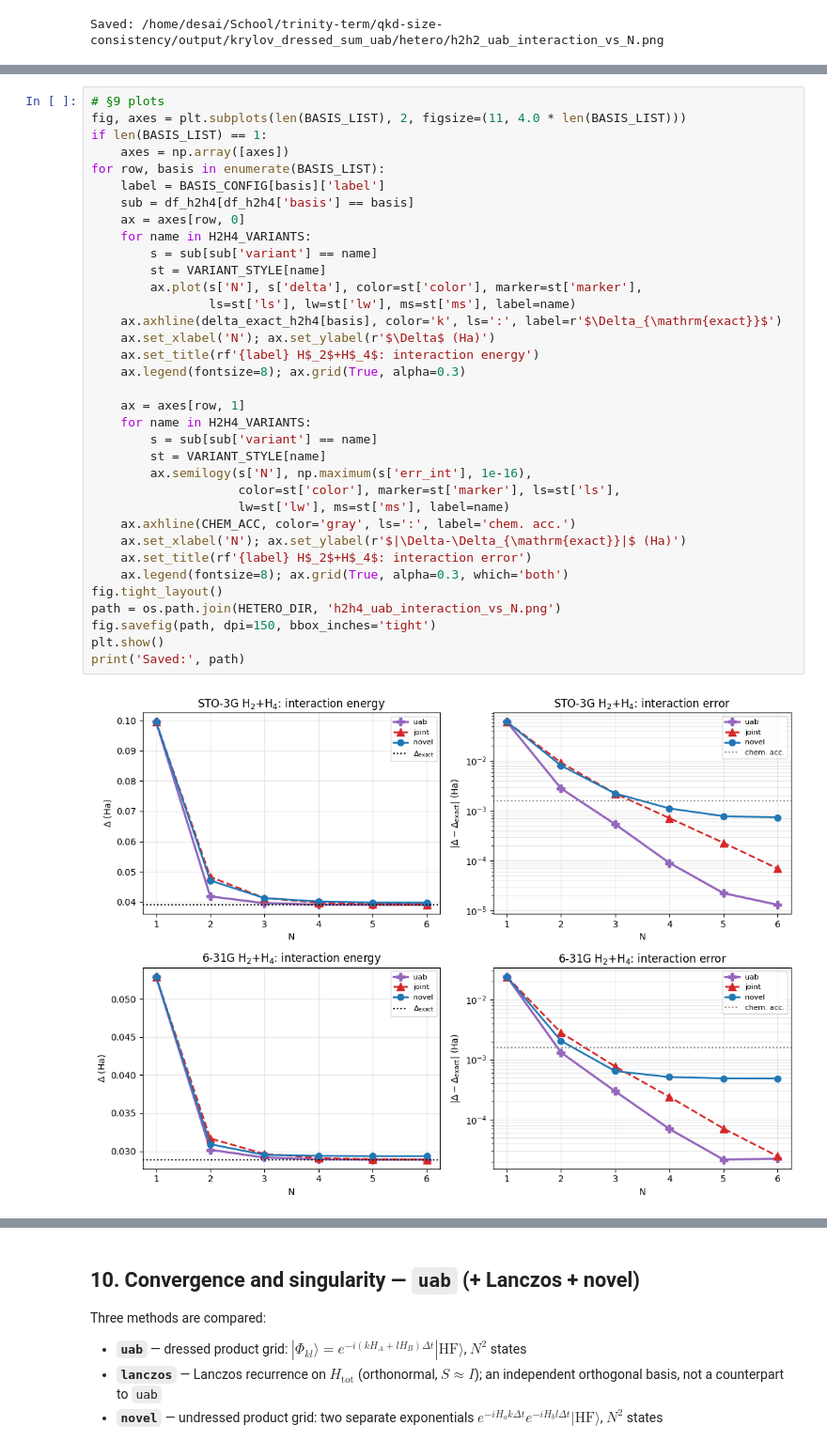
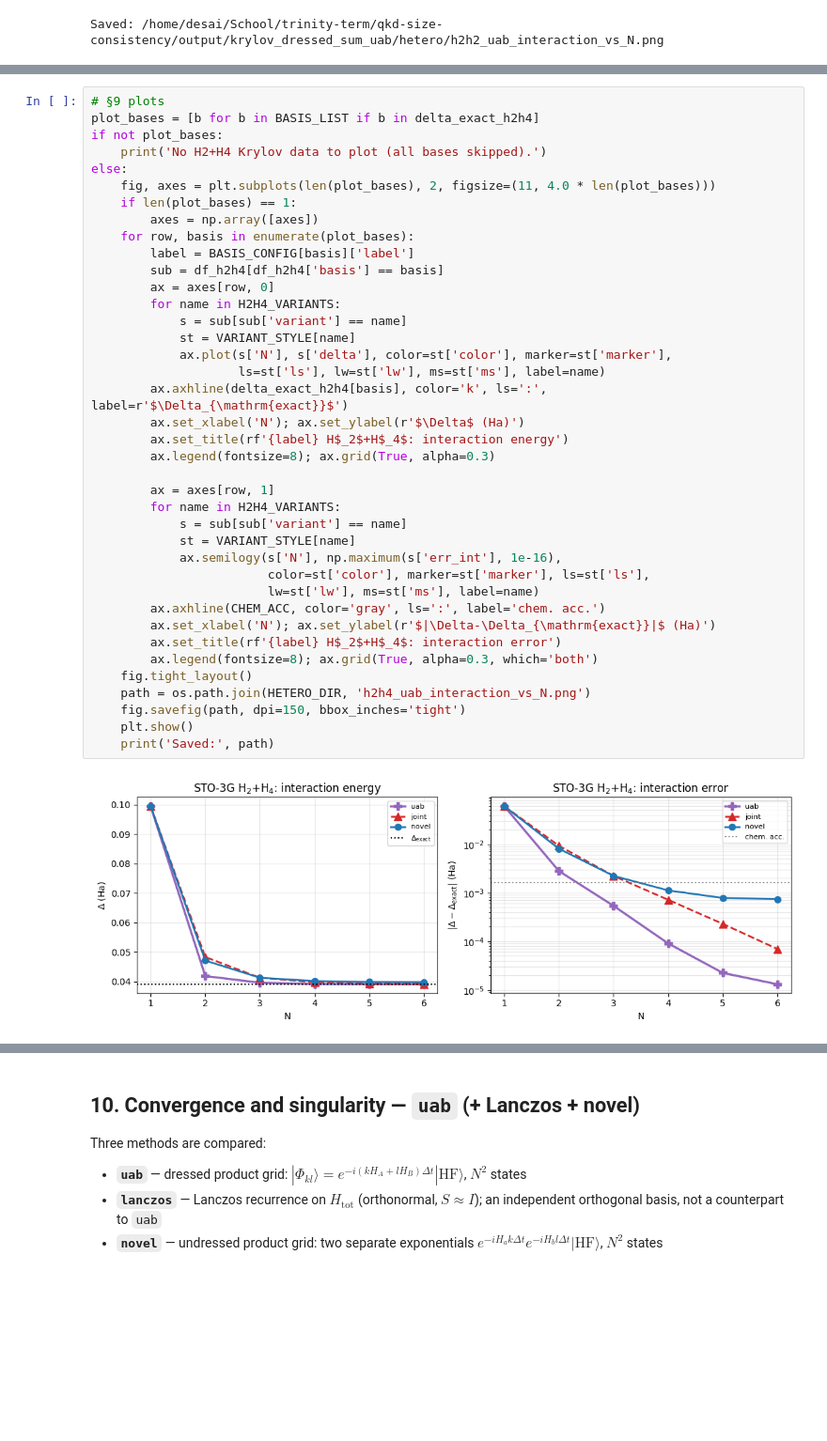
Before and after one commit to PrabhavD/qkd-size-consistency, a Jupyter notebook: krylov_dressed_sum_uab_protocols.ipynb, the cells around one changed output, grey strips where cells are left out. Shown at 94% size. Saved outputs shown, nothing was run; the diff lists cells and outputs as text; blank space fills up the shorter version.

```diff
--- a/krylov_dressed_sum_uab_protocols.ipynb
+++ b/krylov_dressed_sum_uab_protocols.ipynb
@@ -1233,39 +1247,43 @@ variant  raw_dim  eff_dim      delta    err_int
 # %%
 # §9 plots
-fig, axes = plt.subplots(len(BASIS_LIST), 2, figsize=(11, 4.0 * len(BASIS_LIST)))
-if len(BASIS_LIST) == 1:
-    axes = np.array([axes])
-for row, basis in enumerate(BASIS_LIST):
-    label = BASIS_CONFIG[basis]['label']
-    sub = df_h2h4[df_h2h4['basis'] == basis]
-    ax = axes[row, 0]
-    for name in H2H4_VARIANTS:
-        s = sub[sub['variant'] == name]
-        st = VARIANT_STYLE[name]
-        ax.plot(s['N'], s['delta'], color=st['color'], marker=st['marker'],
-                ls=st['ls'], lw=st['lw'], ms=st['ms'], label=name)
-    ax.axhline(delta_exact_h2h4[basis], color='k', ls=':', label=r'$\Delta_{\mathrm{exact}}$')
-    ax.set_xlabel('N'); ax.set_ylabel(r'$\Delta$ (Ha)')
-    ax.set_title(rf'{label} H$_2$+H$_4$: interaction energy')
-    ax.legend(fontsize=8); ax.grid(True, alpha=0.3)
+plot_bases = [b for b in BASIS_LIST if b in delta_exact_h2h4]
+if not plot_bases:
+    print('No H2+H4 Krylov data to plot (all bases skipped).')
+else:
+    fig, axes = plt.subplots(len(plot_bases), 2, figsize=(11, 4.0 * len(plot_bases)))
+    if len(plot_bases) == 1:
+        axes = np.array([axes])
+    for row, basis in enumerate(plot_bases):
+        label = BASIS_CONFIG[basis]['label']
+        sub = df_h2h4[df_h2h4['basis'] == basis]
+        ax = axes[row, 0]
+        for name in H2H4_VARIANTS:
+            s = sub[sub['variant'] == name]
+            st = VARIANT_STYLE[name]
+            ax.plot(s['N'], s['delta'], color=st['color'], marker=st['marker'],
+                    ls=st['ls'], lw=st['lw'], ms=st['ms'], label=name)
+        ax.axhline(delta_exact_h2h4[basis], color='k', ls=':', label=r'$\Delta_{\mathrm{exact}}$')
+        ax.set_xlabel('N'); ax.set_ylabel(r'$\Delta$ (Ha)')
+        ax.set_title(rf'{label} H$_2$+H$_4$: interaction energy')
+        ax.legend(fontsize=8); ax.grid(True, alpha=0.3)
 
-    ax = axes[row, 1]
-    for name in H2H4_VARIANTS:
-        s = sub[sub['variant'] == name]
-        st = VARIANT_STYLE[name]
-        ax.semilogy(s['N'], np.maximum(s['err_int'], 1e-16),
-                    color=st['color'], marker=st['marker'], ls=st['ls'],
-                    lw=st['lw'], ms=st['ms'], label=name)
-    ax.axhline(CHEM_ACC, color='gray', ls=':', label='chem. acc.')
-    ax.set_xlabel('N'); ax.set_ylabel(r'$|\Delta-\Delta_{\mathrm{exact}}|$ (Ha)')
-    ax.set_title(rf'{label} H$_2$+H$_4$: interaction error')
-    ax.legend(fontsize=8); ax.grid(True, alpha=0.3, which='both')
-fig.tight_layout()
-path = os.path.join(HETERO_DIR, 'h2h4_uab_interaction_vs_N.png')
-fig.savefig(path, dpi=150, bbox_inches='tight')
-plt.show()
-print('Saved:', path)
+        ax = axes[row, 1]
+        for name in H2H4_VARIANTS:
+            s = sub[sub['variant'] == name]
+            st = VARIANT_STYLE[name]
+            ax.semilogy(s['N'], np.maximum(s['err_int'], 1e-16),
+                        color=st['color'], marker=st['marker'], ls=st['ls'],
+                        lw=st['lw'], ms=st['ms'], label=name)
+        ax.axhline(CHEM_ACC, color='gray', ls=':', label='chem. acc.')
+        ax.set_xlabel('N'); ax.set_ylabel(r'$|\Delta-\Delta_{\mathrm{exact}}|$ (Ha)')
+        ax.set_title(rf'{label} H$_2$+H$_4$: interaction error')
+        ax.legend(fontsize=8); ax.grid(True, alpha=0.3, which='both')
+    fig.tight_layout()
+    path = os.path.join(HETERO_DIR, 'h2h4_uab_interaction_vs_N.png')
+    fig.savefig(path, dpi=150, bbox_inches='tight')
+    plt.show()
+    print('Saved:', path)
 # %% [output]
-[figure, old version]
+[figure, new version]
 Saved: /home/desai/School/trinity-term/qkd-size-consistency/output/krylov_dressed_sum_uab/hetero/h2h4_uab_interaction_vs_N.png
 # %% [markdown]
```
Also changed, not shown: parts of 10 cells of this notebook.
